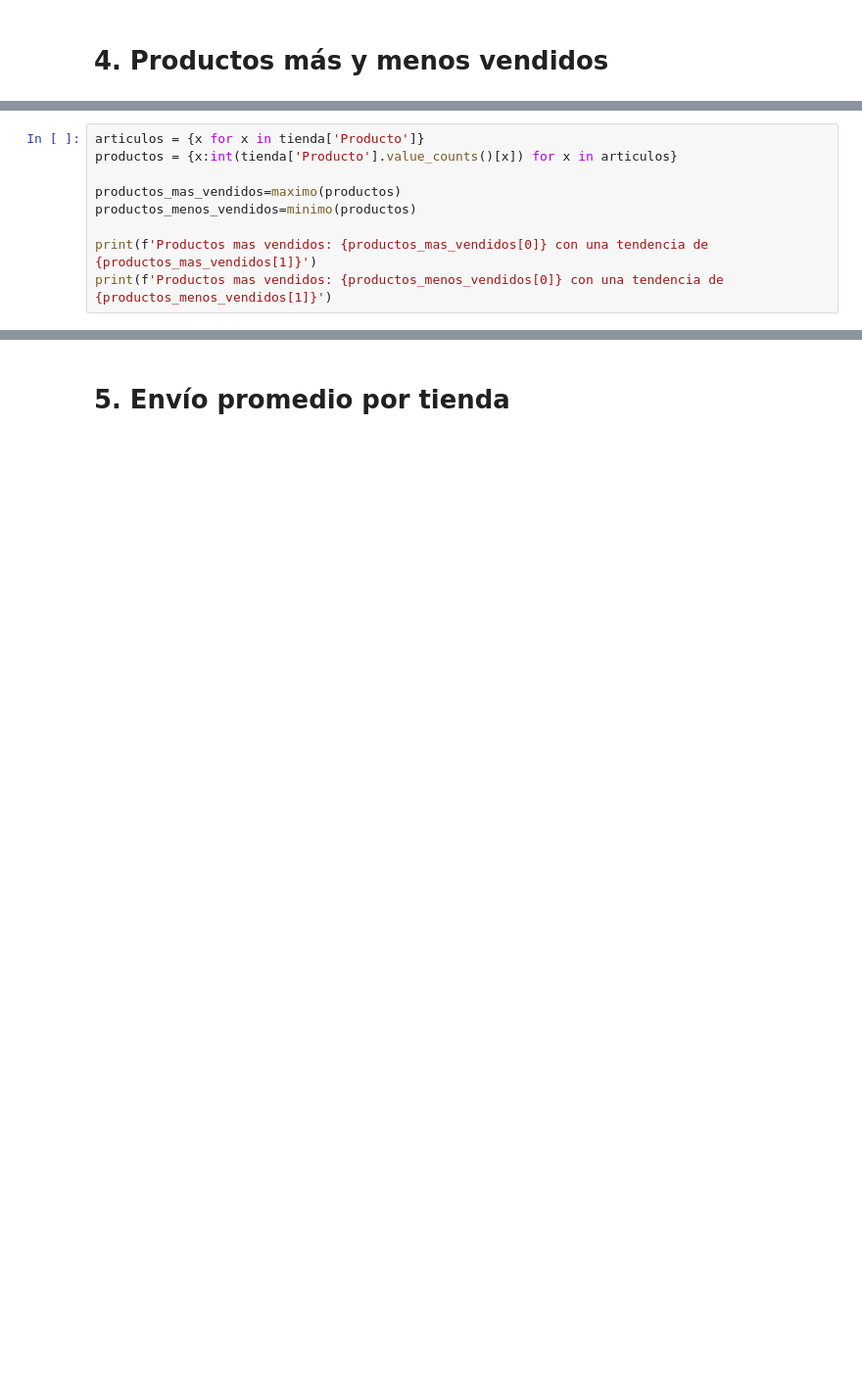
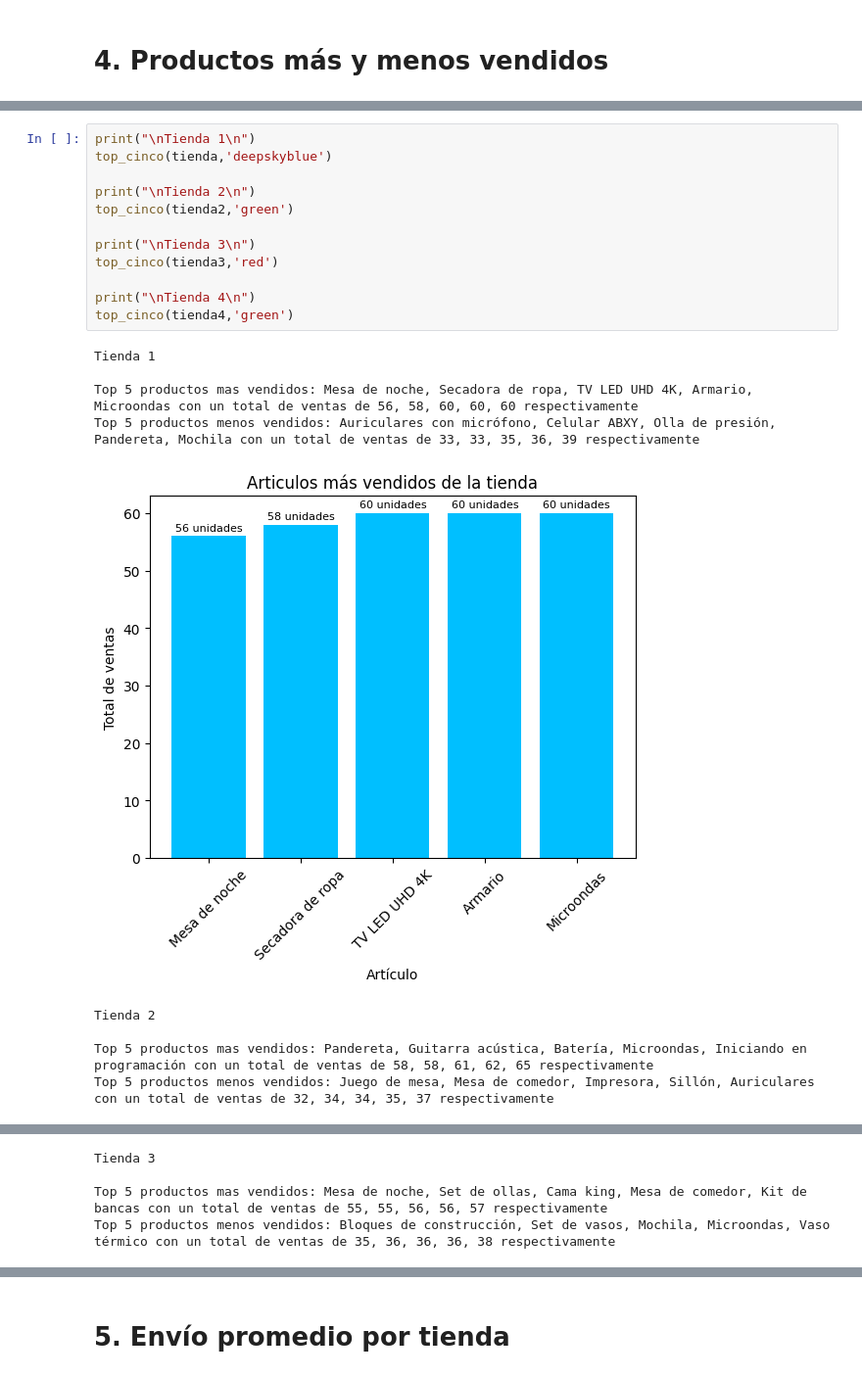
Before and after one commit to AntonioZN23/Challenge1-AluraStore, a Jupyter notebook: AluraStoreLatam.ipynb, the cells around one changed output, grey strips where cells are left out. Shown: that part at 98% size. Saved outputs shown, nothing was run; the diff lists cells and outputs as text; blank space fills up the shorter version.

```diff
--- a/AluraStoreLatam.ipynb
+++ b/AluraStoreLatam.ipynb
@@ -99,9 +163,0 @@ def minimos_y_maximos(y):
-# %%
-articulos = {x for x in tienda['Producto']}
-productos = {x:int(tienda['Producto'].value_counts()[x]) for x in articulos}
-
-productos_mas_vendidos=maximo(productos)
-productos_menos_vendidos=minimo(productos)
-
-print(f'Productos mas vendidos: {productos_mas_vendidos[0]} con una tendencia de {productos_mas_vendidos[1]}')
-print(f'Productos mas vendidos: {productos_menos_vendidos[0]} con una tendencia de {productos_menos_vendidos[1]}')
@@ -127,0 +243,22 @@ Productos menos vendidos: ['Guitarra eléctrica'] con un total de ventas de 33
+# %%
+print("\nTienda 1\n")
+top_cinco(tienda,'deepskyblue')
+
+print("\nTienda 2\n")
+top_cinco(tienda2,'green')
+
+print("\nTienda 3\n")
+top_cinco(tienda3,'red')
+
+print("\nTienda 4\n")
+top_cinco(tienda4,'green')
+# %% [output]
+Tienda 1
+
+Top 5 productos mas vendidos: Mesa de noche, Secadora de ropa, TV LED UHD 4K, Armario, Microondas con un total de ventas de 56, 58, 60, 60, 60 respectivamente
+Top 5 productos menos vendidos: Auriculares con micrófono, Celular ABXY, Olla de presión, Pandereta, Mochila con un total de ventas de 33, 33, 35, 36, 39 respectivamente
+[figure, added]
+Tienda 2
+
+Top 5 productos mas vendidos: Pandereta, Guitarra acústica, Batería, Microondas, Iniciando en programación con un total de ventas de 58, 58, 61, 62, 65 respectivamente
+Top 5 productos menos vendidos: Juego de mesa, Mesa de comedor, Impresora, Sillón, Auriculares con un total de ventas de 32, 34, 34, 35, 37 respectivamente
@@ -127,0 +266,4 @@ Productos menos vendidos: ['Guitarra eléctrica'] con un total de ventas de 33
+Tienda 3
+
+Top 5 productos mas vendidos: Mesa de noche, Set de ollas, Cama king, Mesa de comedor, Kit de bancas con un total de ventas de 55, 55, 56, 56, 57 respectivamente
+Top 5 productos menos vendidos: Bloques de construcción, Set de vasos, Mochila, Microondas, Vaso térmico con un total de ventas de 35, 36, 36, 36, 38 respectivamente
```
Also changed, not shown: parts of 13 cells of this notebook.
